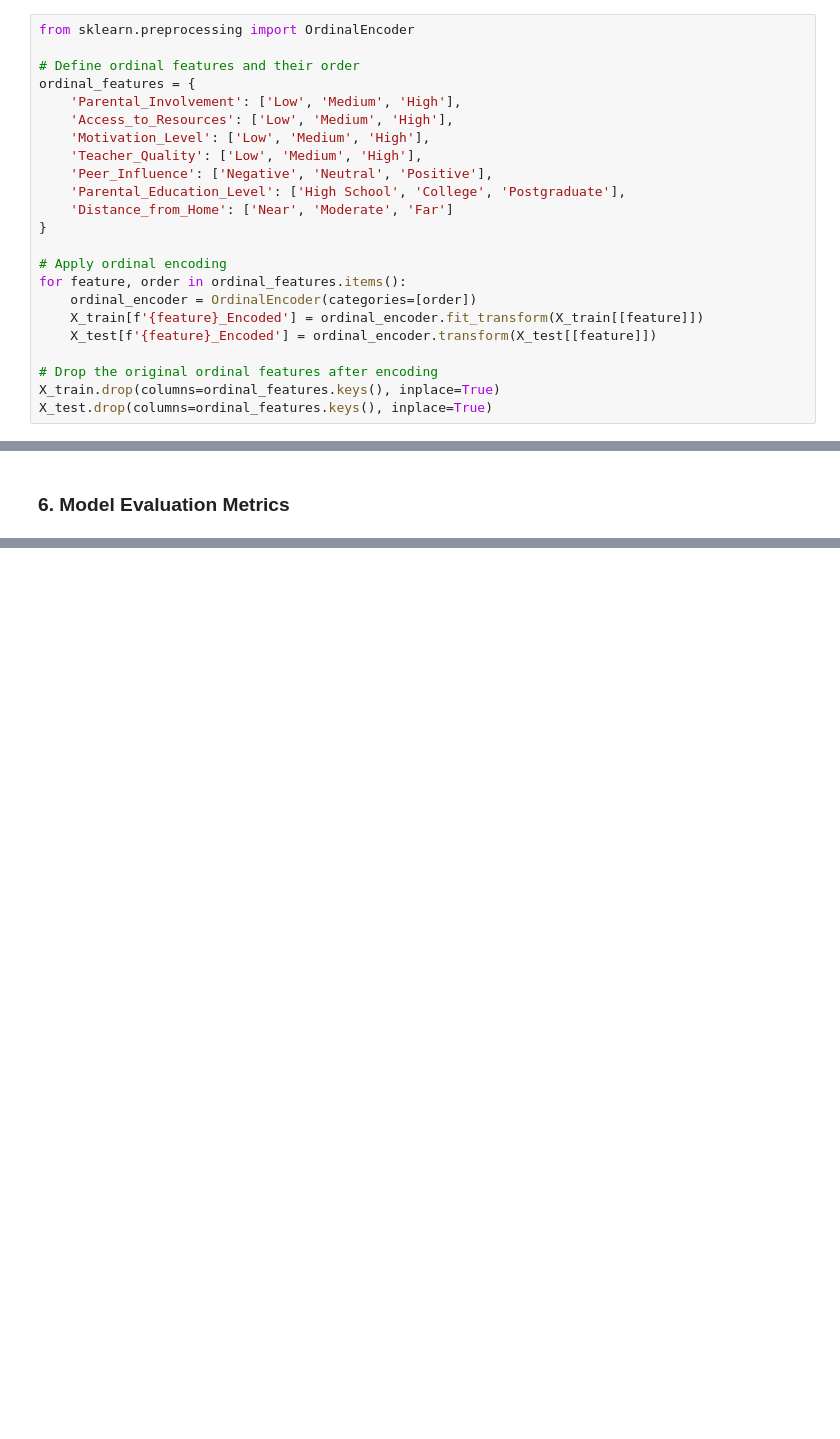
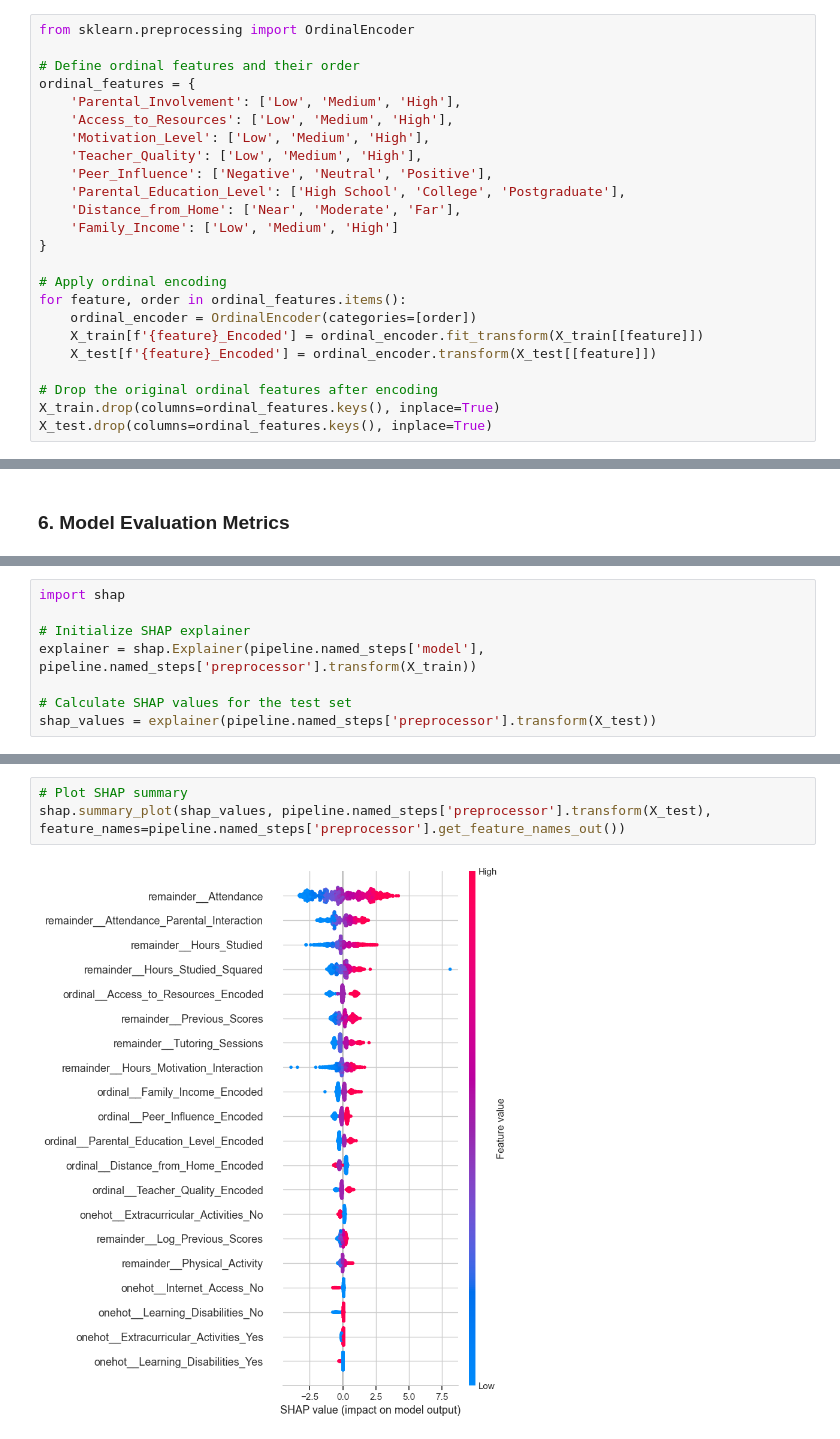
Before and after one commit to adirelm/TDS_student_performance_analysis_part2, a Jupyter notebook: TDS_student_performance_analysis_part2.ipynb, the cells around one changed output, grey strips where cells are left out. Cells and saved outputs as stored; diff of their text form; blank space fills up the shorter version.

```diff
--- a/TDS_student_performance_analysis_part2.ipynb
+++ b/TDS_student_performance_analysis_part2.ipynb
@@ -338,7 +341,8 @@ ordinal_features = {
     'Teacher_Quality': ['Low', 'Medium', 'High'],
     'Peer_Influence': ['Negative', 'Neutral', 'Positive'],
     'Parental_Education_Level': ['High School', 'College', 'Postgraduate'],
-    'Distance_from_Home': ['Near', 'Moderate', 'Far']
+    'Distance_from_Home': ['Near', 'Moderate', 'Far'],
+    'Family_Income': ['Low', 'Medium', 'High']
 }
 
 # Apply ordinal encoding
@@ -618,0 +647,8 @@ Handling outliers has led to a substantial improvement in model performance. The
+# %%
+import shap
+
+# Initialize SHAP explainer
+explainer = shap.Explainer(pipeline.named_steps['model'], pipeline.named_steps['preprocessor'].transform(X_train))
+
+# Calculate SHAP values for the test set
+shap_values = explainer(pipeline.named_steps['preprocessor'].transform(X_test))
@@ -618,0 +658,5 @@ Handling outliers has led to a substantial improvement in model performance. The
+# %%
+# Plot SHAP summary
+shap.summary_plot(shap_values, pipeline.named_steps['preprocessor'].transform(X_test), feature_names=pipeline.named_steps['preprocessor'].get_feature_names_out())
+# %% [output]
+[figure, added]
```
Also changed, not shown: parts of 31 cells of this notebook, 2 other files.
